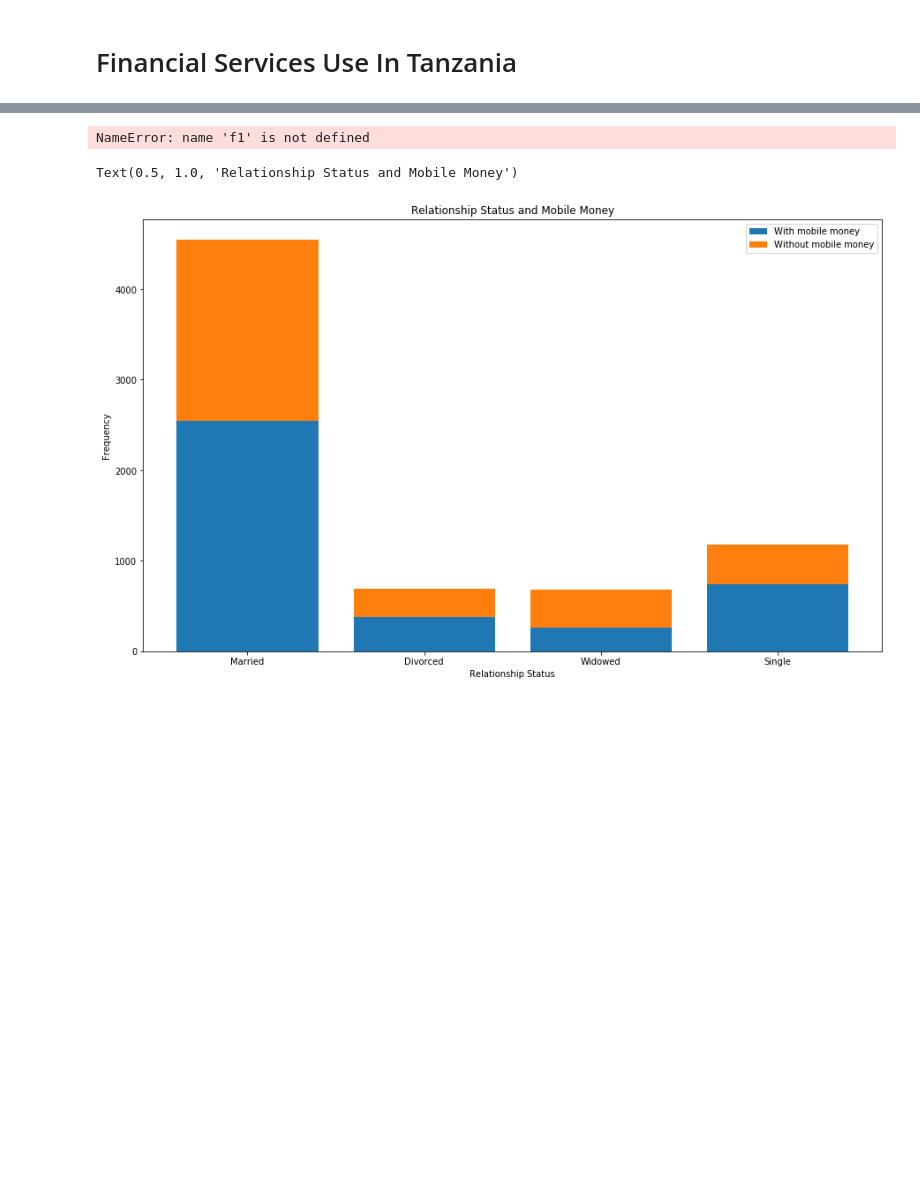
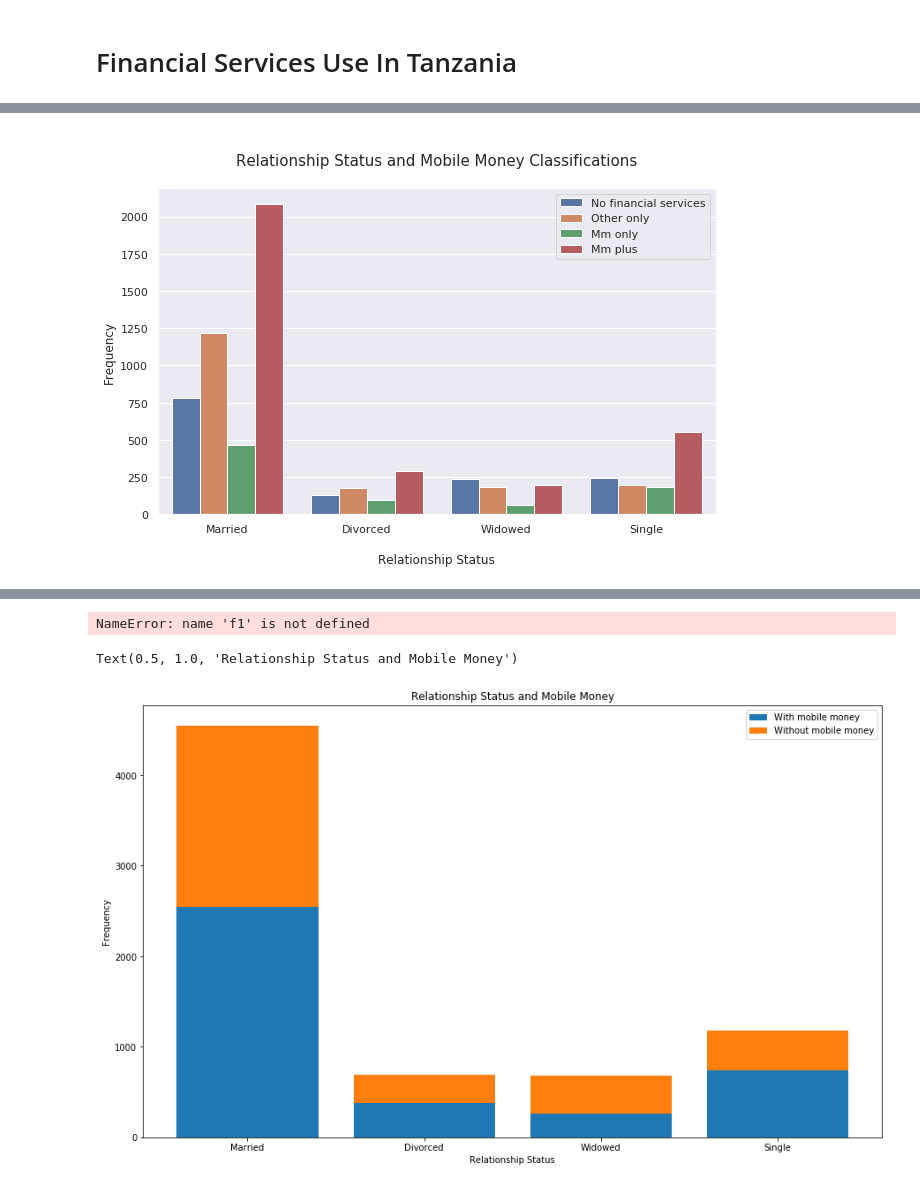
Before and after one commit to boitshepo97/tanzania-mobile-money, a Jupyter notebook: Financial Services Use In Tanzania.ipynb, the cells around one changed output, grey strips where cells are left out. Saved outputs shown, nothing was run; the diff lists cells and outputs as text; code cells hidden in the pictures; blank space fills up the shorter version.

```diff
--- a/Financial Services Use In Tanzania.ipynb
+++ b/Financial Services Use In Tanzania.ipynb
@@ -110,0 +127,14 @@ plt.show()
+# %%
+# Comparing Mobile Money Classification with Marital Status.
+
+sns.set()
+plt.figure(figsize = (10,6))
+sns.countplot(x = 'marital_status', hue = 'mobile_money_classification', data = mob_mon)
+plt.title('\nRelationship Status and Mobile Money Classifications\n', fontsize = 15)
+plt.xlabel('\nRelationship Status')
+plt.ylabel('Frequency')
+plt.legend(['No financial services', 'Other only', 'Mm only', 'Mm plus'])
+plt.xticks(np.arange(4), ['Married', 'Divorced', 'Widowed', 'Single'])
+plt.show()
+# %% [output]
+[figure, added]
```
Also changed, not shown: parts of 18 cells of this notebook, 1 other file.
